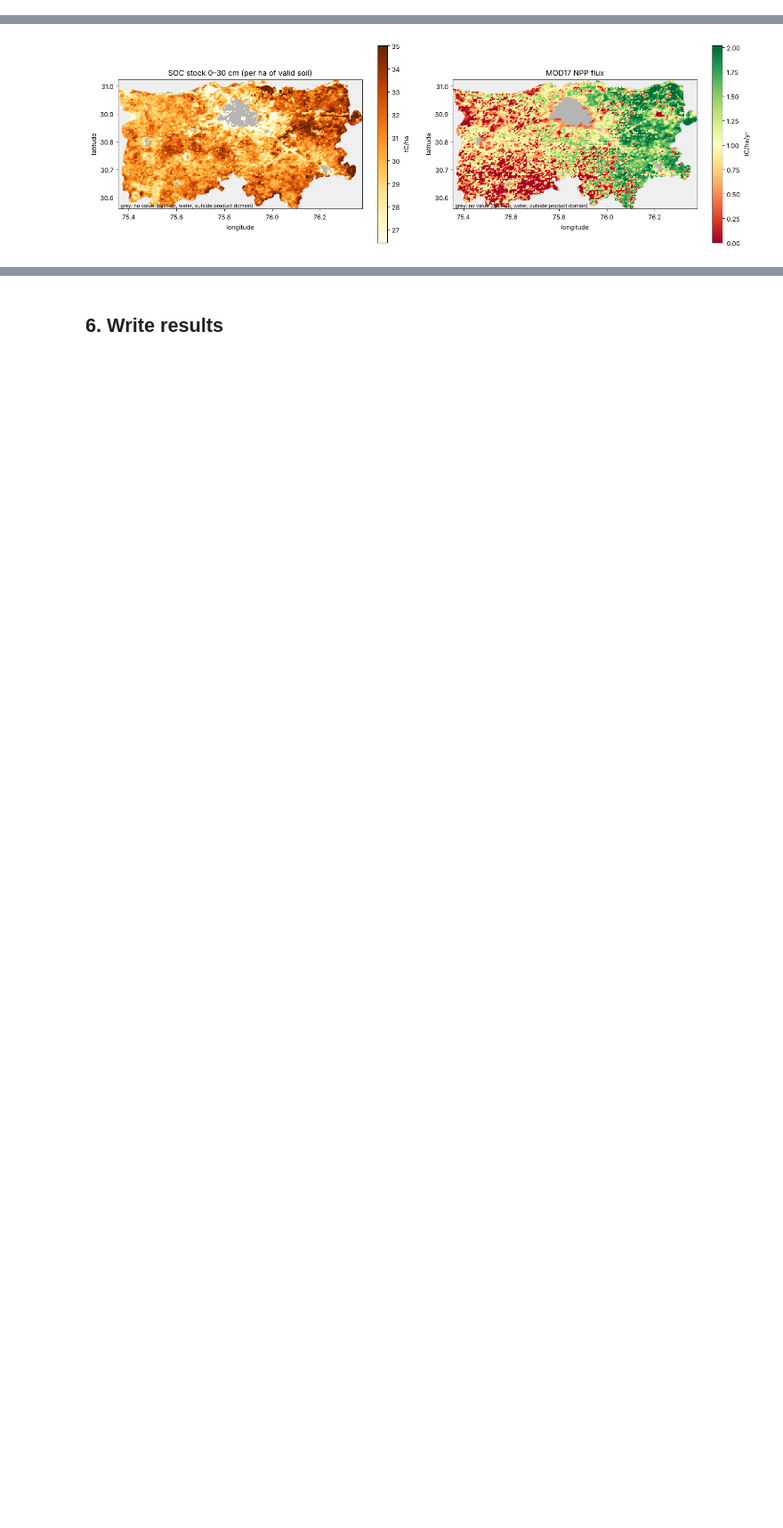
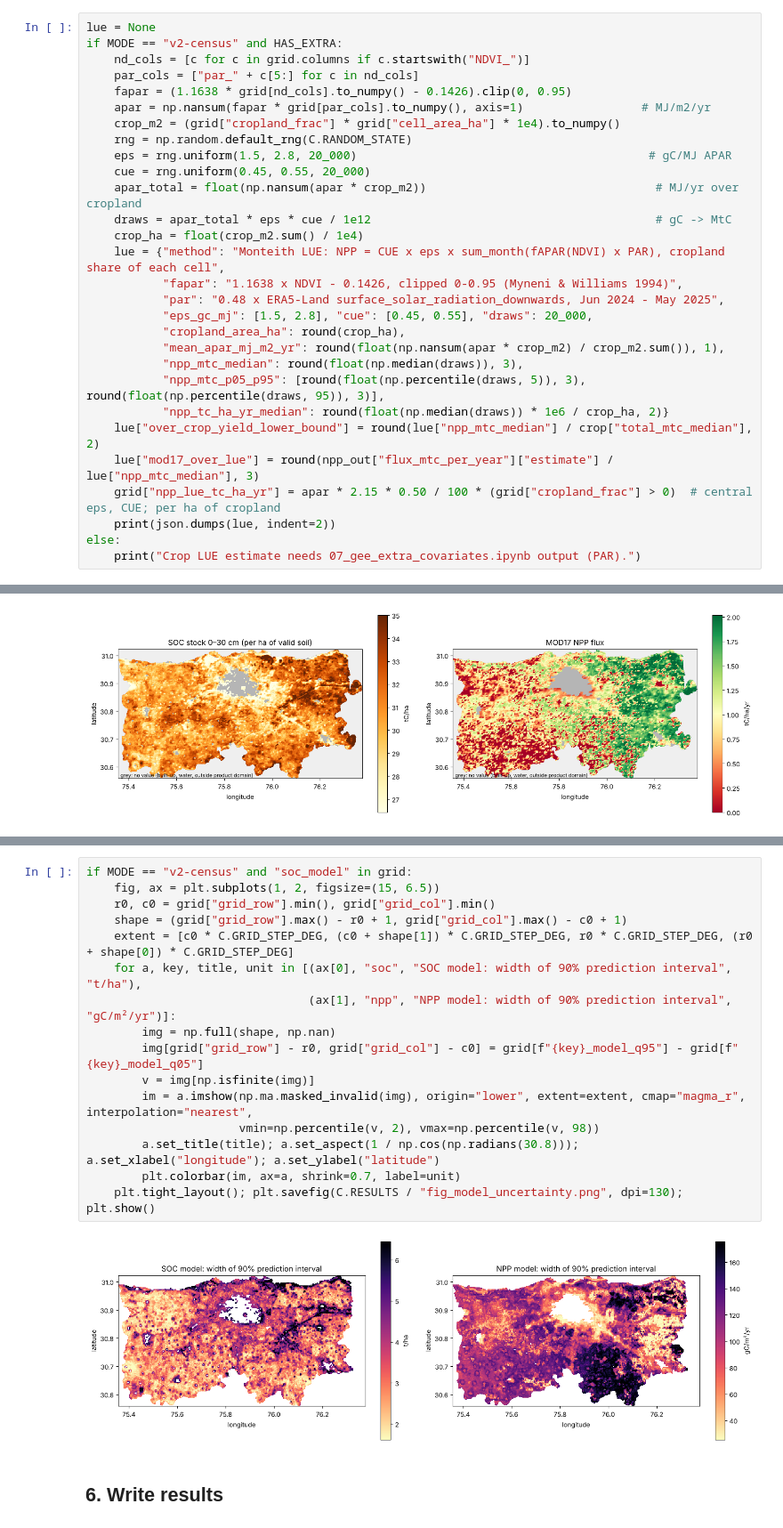
Before and after one commit to sathwikramaka/carbon-stock-estimation-ludhiana, a Jupyter notebook: IIRS/Scrpit/02_carbon_pipeline.ipynb, the cells around one changed output, grey strips where cells are left out. Shown at 89% size. Drawn from its saved outputs; the diff is of its cells as text; blank space fills up the shorter version.

```diff
--- a/IIRS/Scrpit/02_carbon_pipeline.ipynb
+++ b/IIRS/Scrpit/02_carbon_pipeline.ipynb
@@ -315,0 +355,29 @@ crop-specific light-use-efficiency model, is the better basis for crop flux.
+# %%
+lue = None
+if MODE == "v2-census" and HAS_EXTRA:
+    nd_cols = [c for c in grid.columns if c.startswith("NDVI_")]
+    par_cols = ["par_" + c[5:] for c in nd_cols]
+    fapar = (1.1638 * grid[nd_cols].to_numpy() - 0.1426).clip(0, 0.95)
+    apar = np.nansum(fapar * grid[par_cols].to_numpy(), axis=1)                 # MJ/m2/yr
+    crop_m2 = (grid["cropland_frac"] * grid["cell_area_ha"] * 1e4).to_numpy()
+    rng = np.random.default_rng(C.RANDOM_STATE)
+    eps = rng.uniform(1.5, 2.8, 20_000)                                          # gC/MJ APAR
+    cue = rng.uniform(0.45, 0.55, 20_000)
+    apar_total = float(np.nansum(apar * crop_m2))                                 # MJ/yr over cropland
+    draws = apar_total * eps * cue / 1e12                                         # gC -> MtC
+    crop_ha = float(crop_m2.sum() / 1e4)
+    lue = {"method": "Monteith LUE: NPP = CUE x eps x sum_month(fAPAR(NDVI) x PAR), cropland share of each cell",
+           "fapar": "1.1638 x NDVI - 0.1426, clipped 0-0.95 (Myneni & Williams 1994)",
+           "par": "0.48 x ERA5-Land surface_solar_radiation_downwards, Jun 2024 - May 2025",
+           "eps_gc_mj": [1.5, 2.8], "cue": [0.45, 0.55], "draws": 20_000,
+           "cropland_area_ha": round(crop_ha),
+           "mean_apar_mj_m2_yr": round(float(np.nansum(apar * crop_m2) / crop_m2.sum()), 1),
+           "npp_mtc_median": round(float(np.median(draws)), 3),
+           "npp_mtc_p05_p95": [round(float(np.percentile(draws, 5)), 3), round(float(np.percentile(draws, 95)), 3)],
+           "npp_tc_ha_yr_median": round(float(np.median(draws)) * 1e6 / crop_ha, 2)}
+    lue["over_crop_yield_lower_bound"] = round(lue["npp_mtc_median"] / crop["total_mtc_median"], 2)
+    lue["mod17_over_lue"] = round(npp_out["flux_mtc_per_year"]["estimate"] / lue["npp_mtc_median"], 3)
+    grid["npp_lue_tc_ha_yr"] = apar * 2.15 * 0.50 / 100 * (grid["cropland_frac"] > 0)  # central eps, CUE; per ha of cropland
+    print(json.dumps(lue, indent=2))
+else:
+    print("Crop LUE estimate needs 07_gee_extra_covariates.ipynb output (PAR).")
@@ -566,3 +689,21 @@ ablation: [('cell covariates only', 0.4068), ('+ NDVI statistics', 0.4061), ('+
+# %%
+if MODE == "v2-census" and "soc_model" in grid:
+    fig, ax = plt.subplots(1, 2, figsize=(15, 6.5))
+    r0, c0 = grid["grid_row"].min(), grid["grid_col"].min()
+    shape = (grid["grid_row"].max() - r0 + 1, grid["grid_col"].max() - c0 + 1)
+    extent = [c0 * C.GRID_STEP_DEG, (c0 + shape[1]) * C.GRID_STEP_DEG, r0 * C.GRID_STEP_DEG, (r0 + shape[0]) * C.GRID_STEP_DEG]
+    for a, key, title, unit in [(ax[0], "soc", "SOC model: width of 90% prediction interval", "t/ha"),
+                                (ax[1], "npp", "NPP model: width of 90% prediction interval", "gC/m²/yr")]:
+        img = np.full(shape, np.nan)
+        img[grid["grid_row"] - r0, grid["grid_col"] - c0] = grid[f"{key}_model_q95"] - grid[f"{key}_model_q05"]
+        v = img[np.isfinite(img)]
+        im = a.imshow(np.ma.masked_invalid(img), origin="lower", extent=extent, cmap="magma_r", interpolation="nearest",
+                      vmin=np.percentile(v, 2), vmax=np.percentile(v, 98))
+        a.set_title(title); a.set_aspect(1 / np.cos(np.radians(30.8))); a.set_xlabel("longitude"); a.set_ylabel("latitude")
+        plt.colorbar(im, ax=a, shrink=0.7, label=unit)
+    plt.tight_layout(); plt.savefig(C.RESULTS / "fig_model_uncertainty.png", dpi=130); plt.show()
+# %% [output]
+[figure, added]
 # %% [markdown]
 ## 6. Write results
 # %%
```
Also changed, not shown: parts of 9 cells of this notebook, 19 other files.
